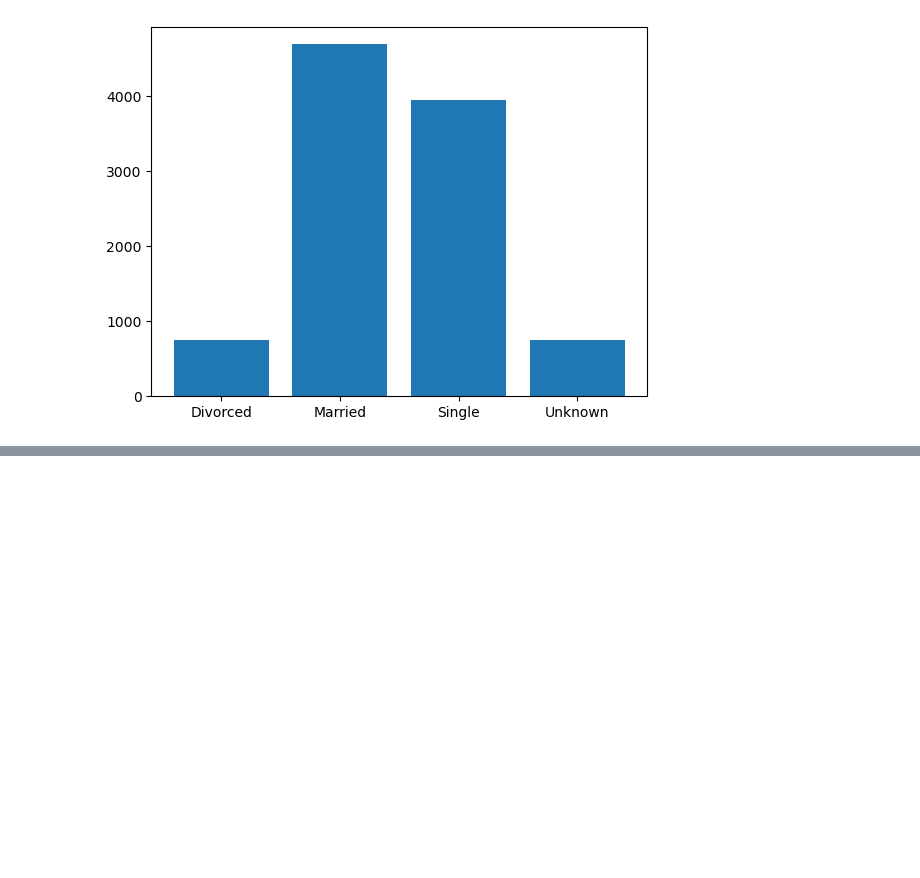
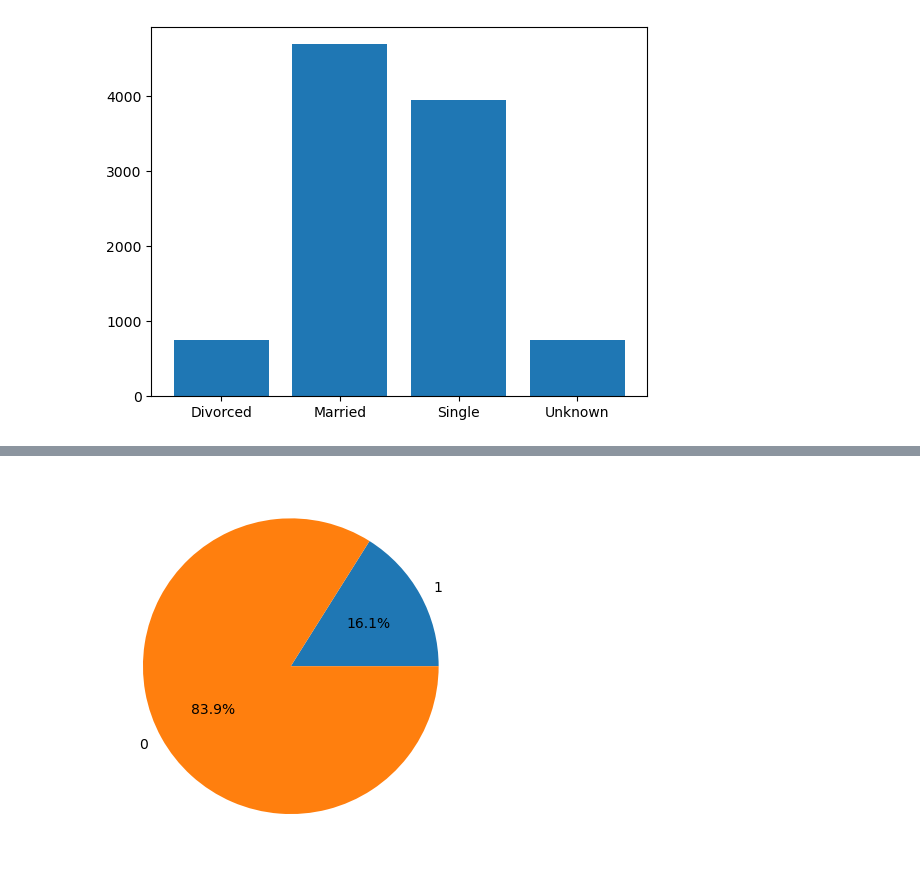
Before and after one commit to liyan0312/Big-Data-and-Machine-Learning, a Jupyter notebook: BankChurners.ipynb, the cells around one changed output, grey strips where cells are left out. Cells and saved outputs as stored; diff of their text form; code cells hidden in the pictures; blank space fills up the shorter version.

```diff
--- a/BankChurners.ipynb
+++ b/BankChurners.ipynb
@@ -228,0 +208,17 @@ df.printSchema()
+# %%
+from pyspark.sql.functions import col, median, when
+
+# Calculate Avg_Utilization_Ratio Median of Ratio column
+median_value = df.selectExpr('percentile_approx(Avg_Utilization_Ratio, 0.5)').collect()[0][0]
+
+# Using the fill method to fill in missing values as the median
+df = df.withColumn('Avg_Utilization_Ratio', when(col('Avg_Utilization_Ratio').isNull(), median_value).otherwise(col('Avg_Utilization_Ratio')))
+
+summary_df = df.summary().toPandas()
+
+summary_df = summary_df.transpose()
+new_header = summary_df.iloc[0]
+summary_df = summary_df[1:]
+summary_df.columns = new_header
+
+summary_df
@@ -228,0 +243,13 @@ df.printSchema()
+# %%
+# Use the withColumn and when functions to set Attachment_ Convert the value of the Flag column to 0 and 1
+df = df.withColumn("Attrition_Flag", when(df["Attrition_Flag"] == "Existing Customer", 0).otherwise(1))
+
+#show the results
+Attrition_counts = df.groupBy('Attrition_Flag').count().toPandas()
+
+Attrition_counts_dict = dict(zip(Attrition_counts['Attrition_Flag'], Attrition_counts['count']))
+
+plt.pie(Attrition_counts_dict.values(), labels=Attrition_counts_dict.keys(), autopct='%1.1f%%')
+plt.show()
+# %% [output]
+[figure, added]
```
Also changed, not shown: parts of 67 cells of this notebook.
